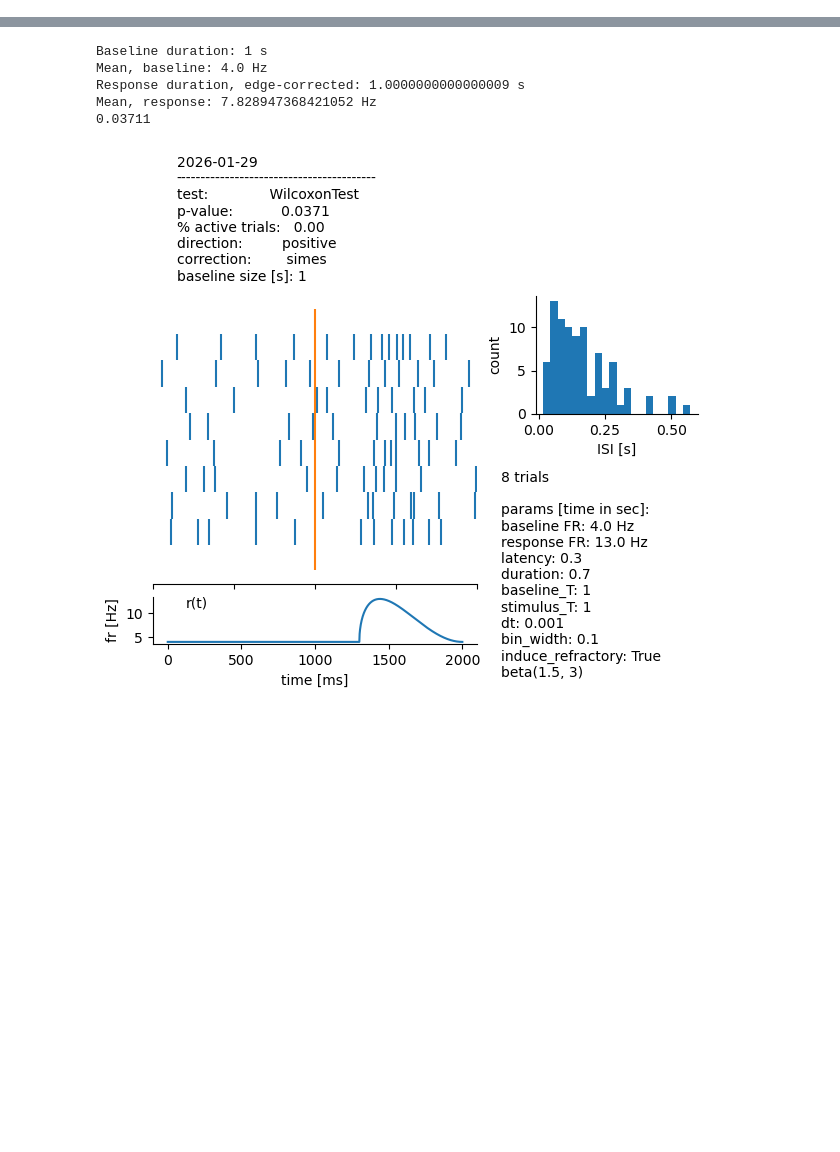
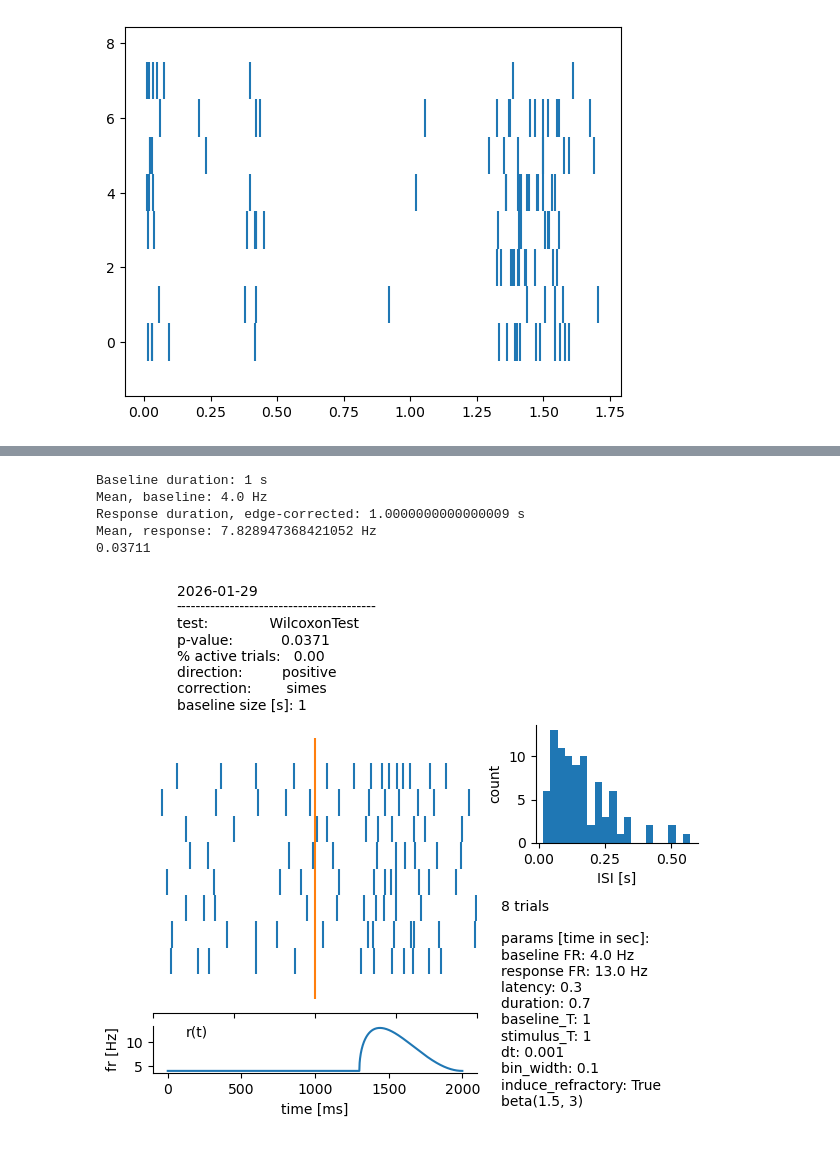
Before and after one commit to a-darcher/response_generator, a Jupyter notebook: dev_nbs/dev.ipynb, the cells around one changed output, grey strips where cells are left out. Drawn from its saved outputs; the diff is of its cells as text; code cells hidden in the pictures; blank space fills up the shorter version.

```diff
--- a/dev_nbs/dev.ipynb
+++ b/dev_nbs/dev.ipynb
@@ -200,0 +96,20 @@ np.int64(5)
+# %%
+p = r_t * dt
+
+hits = generator.rng.random(size=(n_trials, total_bins)) <= p
+trials: list[np.ndarray] = []
+for i in range(n_trials):
+    idx = np.flatnonzero(hits[i])
+    spike_times = idx.astype(float) * dt
+
+    # if generator.induce_refractory_period:
+    #     spike_times = generator._force_renewal_process(spike_times)
+    #     spike_times = generator._remove_burn_in_period(spike_times)
+
+    trials.append(spike_times)
+
+
+plt.eventplot(trials)
+plt.show()
+# %% [output]
+[figure, added]
```
Also changed, not shown: parts of 15 cells of this notebook.
